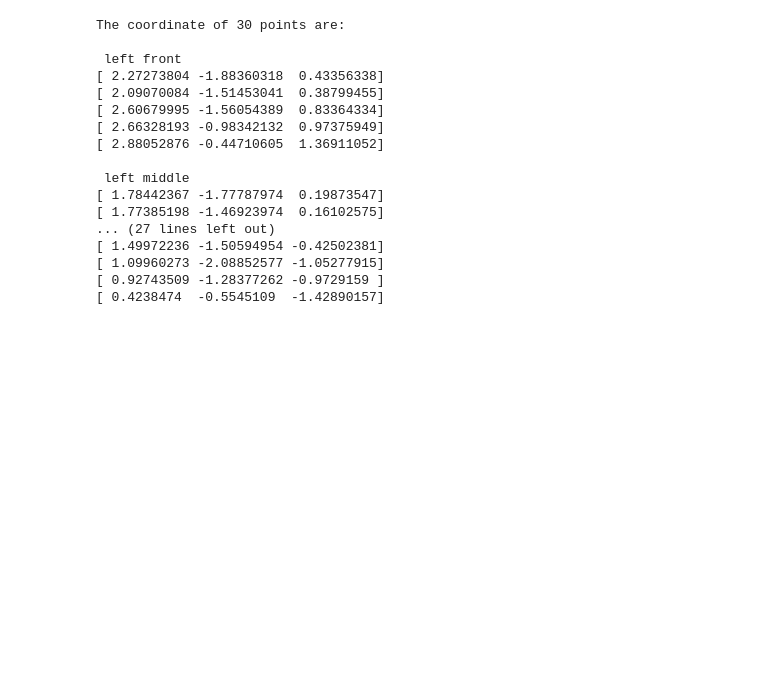
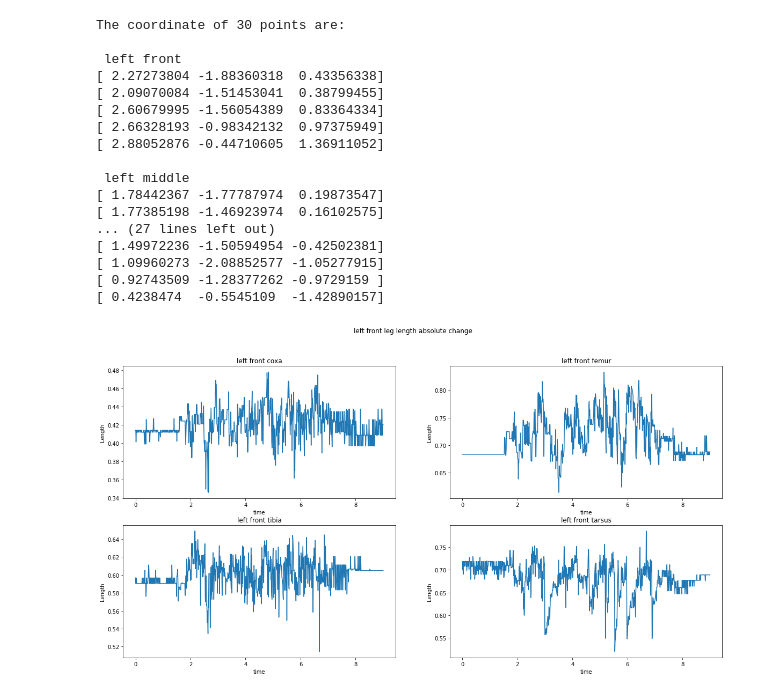
Before and after one commit to huajian1069/simulated_fly, a Jupyter notebook: length_vector.ipynb, the cells around one changed output. Saved outputs shown, nothing was run; the diff lists cells and outputs as text; code cells hidden in the pictures; blank space fills up the shorter version.

```diff
--- a/length_vector.ipynb
+++ b/length_vector.ipynb
@@ -5,10 +5,4 @@ import matplotlib.pyplot as plt
 import cv2
 %load_ext autoreload
 %autoreload 2
-
-a = np.load('pose_result__data_paper_180918_MDN_PR_Fly1_001_SG1_behData_images.pkl')
-data = a['points3d'].copy()
-print('The dimension is ')
-print(data.shape)
-t = np.linspace(0,9,900)
 # %% [output]
@@ -145,3 +139,19 @@ The coordinate of 30 points are:
 [ 0.4238474  -0.5545109  -1.42890157]
 # %%
 np.save('length.npy',length)
+# %%
+length[:,0].shape
+t = np.linspace(0,9,899)
+# %%
+parts = ['coxa', 'femur', 'tibia', 'tarsus']
+fig, axs = plt.subplots(2,2,figsize = (20,10))
+axs = axs.reshape(4)
+fig.suptitle('%s leg length absolute change'%legname[0])
+for i,ax in enumerate(axs):
+    lens = length[:,i]
+    ax.plot(t,lens)
+    ax.set_title('%s %s'%(legname[0], parts[i]))
+    ax.set_ylabel('Length')
+    ax.set_xlabel('time')
+# %% [output]
+[figure, added]
```
Also changed, not shown: parts of 16 cells of this notebook, 4 other files.
